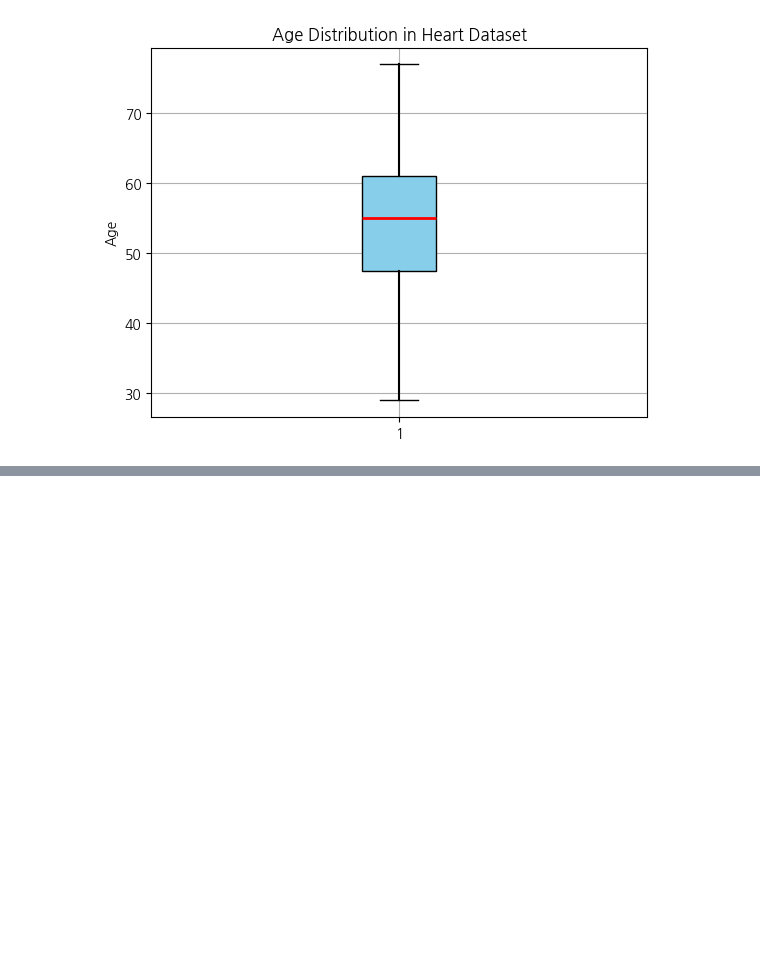
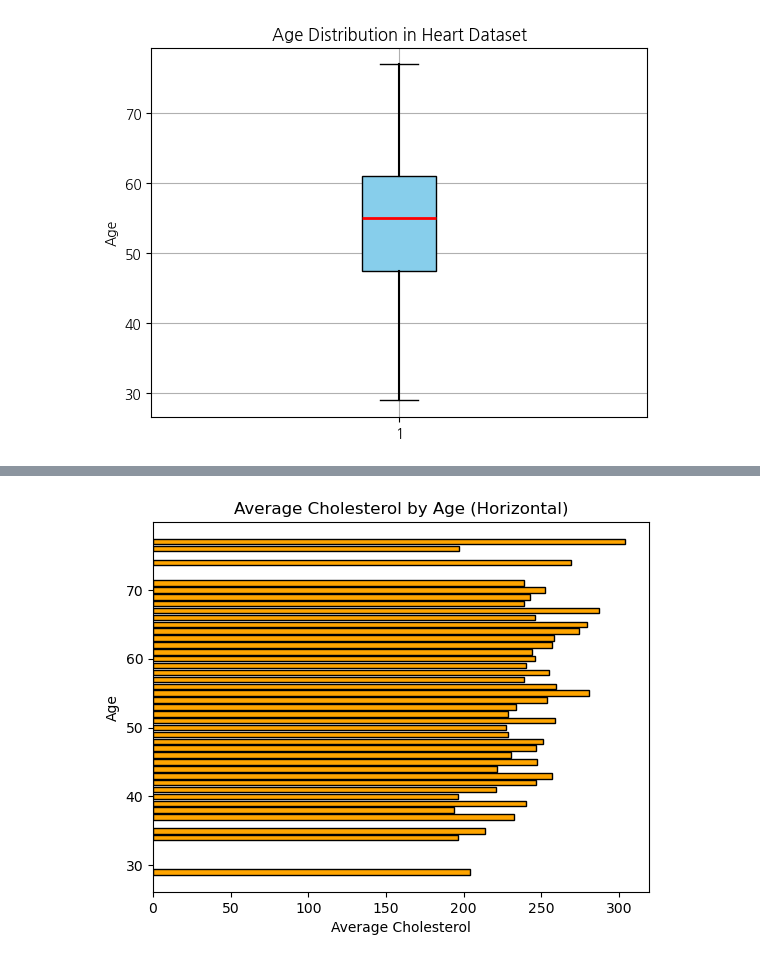
Before and after one commit to solidSnakesado/DeepLearning, a Jupyter notebook: AICE_TEST_탐색적_데이터_분석(EDA)_시각화.ipynb, the cells around one changed output, grey strips where cells are left out. Saved outputs shown, nothing was run; the diff lists cells and outputs as text; code cells hidden in the pictures; blank space fills up the shorter version.

```diff
--- a/AICE_TEST_탐색적_데이터_분석(EDA)_시각화.ipynb
+++ b/AICE_TEST_탐색적_데이터_분석(EDA)_시각화.ipynb
@@ -568,0 +743,17 @@ plt.show()                                              # 그래프 출력
+# %%
+# 추가 옵션
+# 수평 막대 그래프: plt.barh()를 사용하여 수평 막대 그래프를 생성할 수 있음
+
+plt.barh(
+    age_group["age"],
+    age_group["chol"],
+    color="orange",
+    edgecolor="black"
+)
+
+plt.title("Average Cholesterol by Age (Horizontal)")
+plt.xlabel("Average Cholesterol")
+plt.ylabel("Age")
+plt.show()
+# %% [output]
+[figure, added]
```
Also changed, not shown: parts of 8 cells of this notebook.
